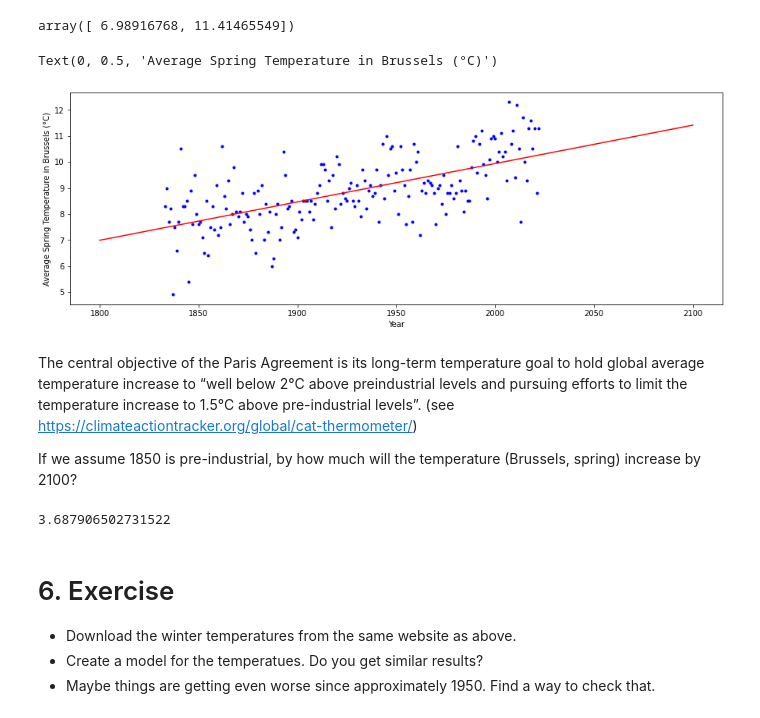
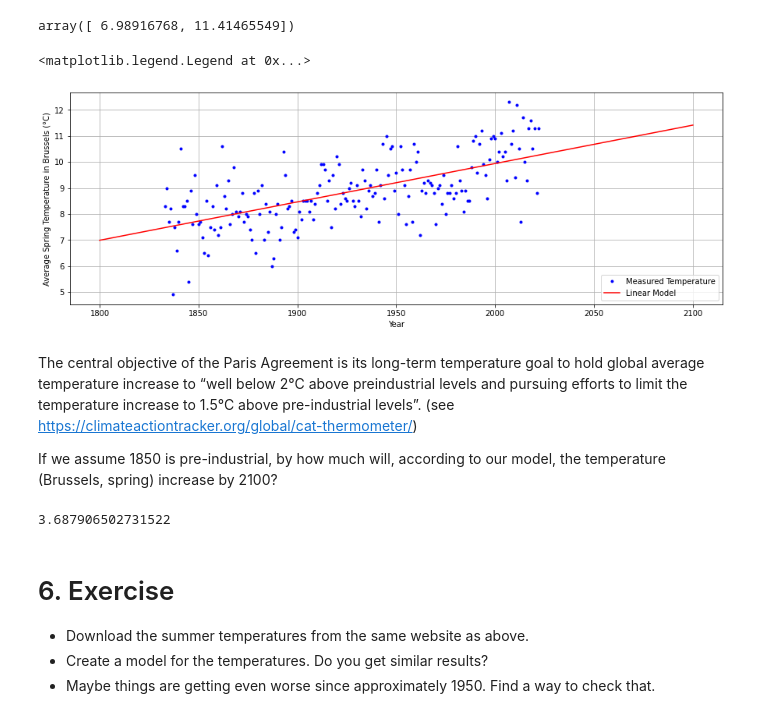
Before and after one commit to HOGENT-ML/course, a Jupyter notebook: 011-first_machine_learning_project.ipynb, the cells around one changed output. Saved outputs shown, nothing was run; the diff lists cells and outputs as text; code cells hidden in the pictures.

```diff
--- a/011-first_machine_learning_project.ipynb
+++ b/011-first_machine_learning_project.ipynb
@@ -199,17 +199,19 @@ temps
 array([ 6.98916768, 11.41465549])
 # %%
 plt.subplots(figsize=(15,5))
-plt.plot(temperatures['year'],temperatures['temp'],'b.')
-plt.plot(years, temps, "r-")
+plt.plot(temperatures['year'],temperatures['temp'],'b.',label='Measured Temperature')
+plt.plot(years, temps, "r-",label='Linear Model')
 plt.xlabel("Year")
 plt.ylabel("Average Spring Temperature in Brussels (°C)")
+plt.grid()
+plt.legend(loc='lower right')
 # %% [output]
-Text(0, 0.5, 'Average Spring Temperature in Brussels (°C)')
+<matplotlib.legend.Legend at 0x...>
-[figure, old version]
+[figure, new version]
 # %% [markdown]
 The central objective of the Paris Agreement is its long-term temperature goal to hold global average temperature increase to “well below 2°C above preindustrial levels and pursuing efforts to limit the temperature increase to 1.5°C above pre-industrial levels”.  (see https://climateactiontracker.org/global/cat-thermometer/)
 
-If we assume 1850 is pre-industrial, by how much will the temperature (Brussels, spring) increase by 2100?
+If we assume 1850 is pre-industrial, by how much will, according to our model, the temperature (Brussels, spring) increase by 2100?
 # %%
 years = np.array([[1850], [2100]])
 temps = lin_reg.predict(years)
@@ -220,6 +222,6 @@ increase
 # %% [markdown]
 # 6. Exercise
 
-- Download the winter temperatures from the same website as above.
-- Create a model for the temperatues. Do you get similar results?
+- Download the summer temperatures from the same website as above.
+- Create a model for the temperatures. Do you get similar results?
 - Maybe things are getting even worse since approximately 1950. Find a way to check that.
```
Also changed, not shown: 1 other file.
